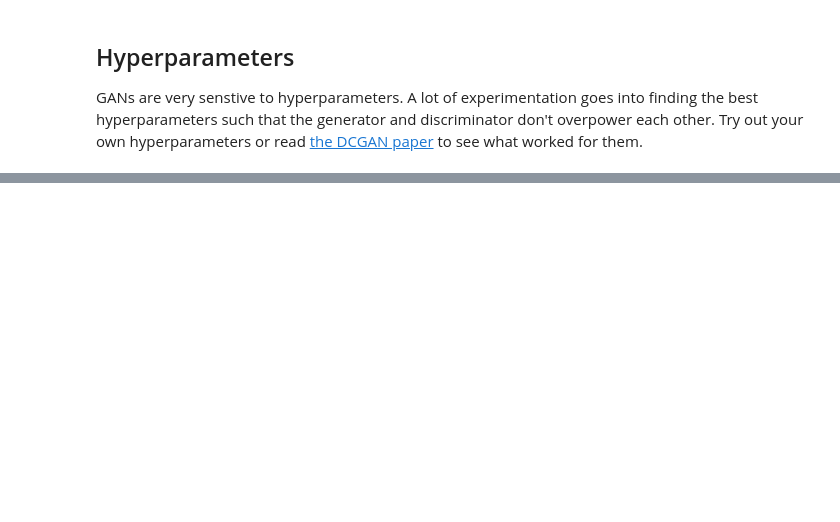
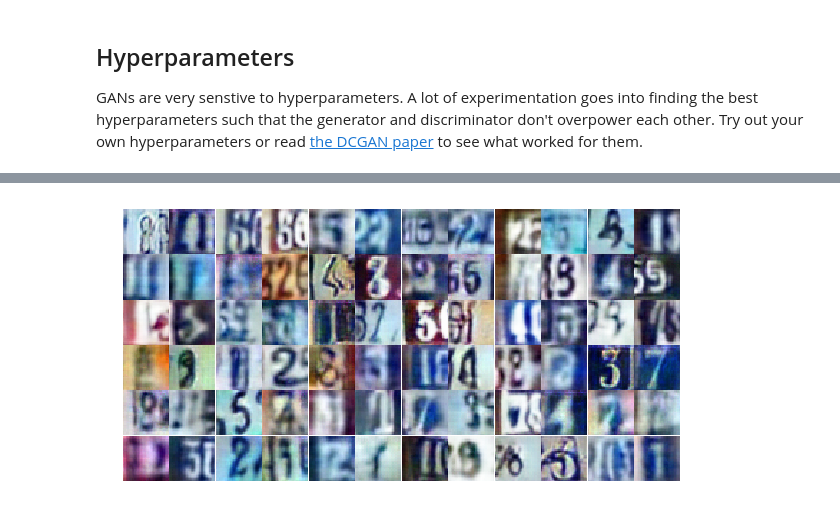
Before and after one commit to angelmtenor/deep-learning, a Jupyter notebook: dcgan-svhn/DCGAN.ipynb, the cells around one changed output, grey strips where cells are left out. Drawn from its saved outputs; the diff is of its cells as text; code cells hidden in the pictures; blank space fills up the shorter version.

```diff
--- a/dcgan-svhn/DCGAN.ipynb
+++ b/dcgan-svhn/DCGAN.ipynb
@@ -358,0 +372,4 @@ _ = view_samples(-1, samples, 5, 10, figsize=(10,5))
+# %%
+_ = view_samples(-1, samples, 6, 12, figsize=(10,5))
+# %% [output]
+[figure, added]
```
Also changed, not shown: parts of 15 cells of this notebook, 5 other files.
